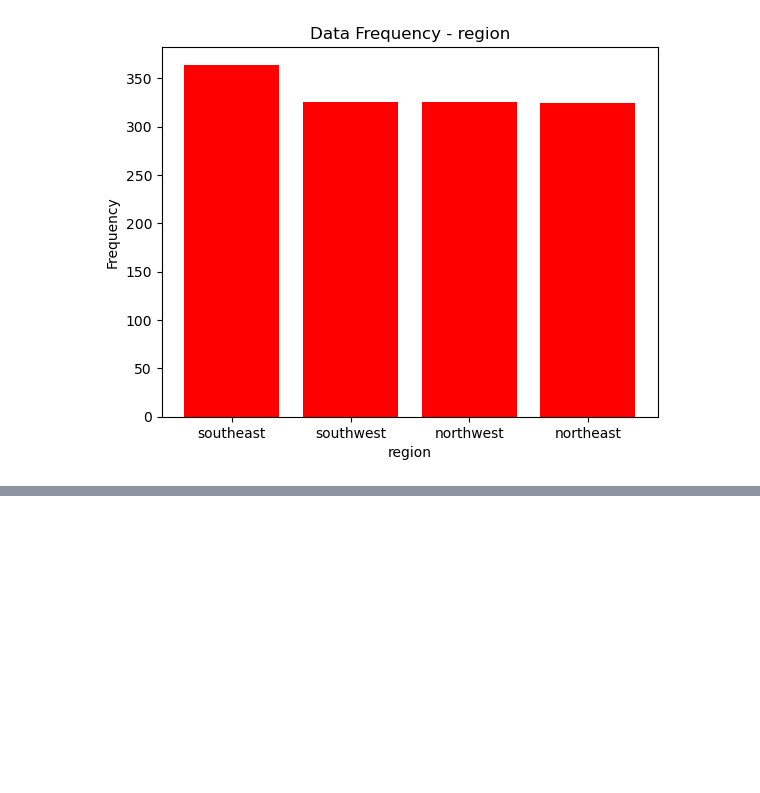
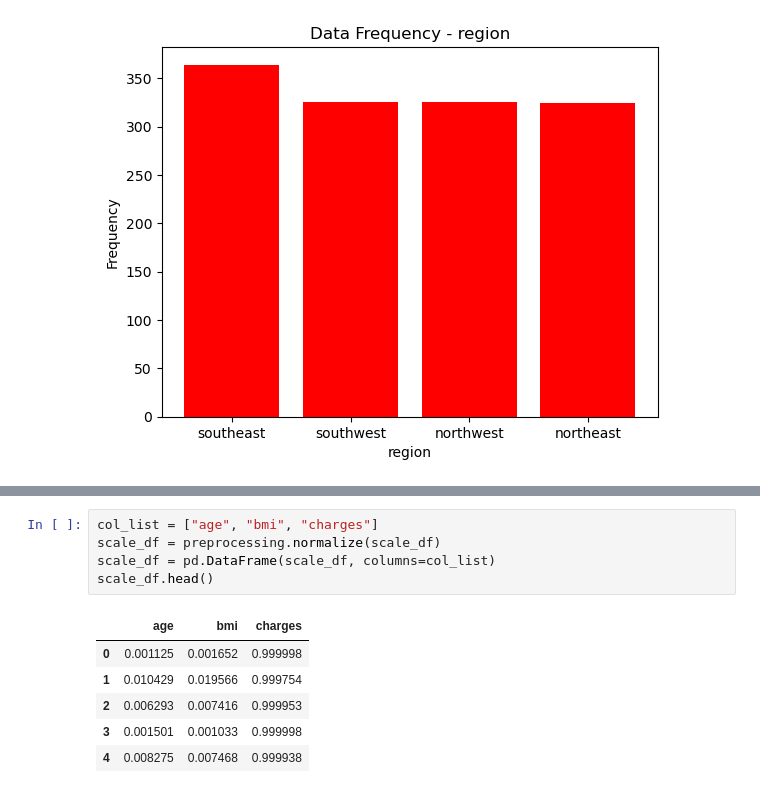
Before and after one commit to BilalAcikgoz/Medical_Cost_Prediction_ML, a Jupyter notebook: Medical_Cost_Prediction_ML.ipynb, the cells around one changed output, grey strips where cells are left out. Drawn from its saved outputs; the diff is of its cells as text; blank space fills up the shorter version.

```diff
--- a/Medical_Cost_Prediction_ML.ipynb
+++ b/Medical_Cost_Prediction_ML.ipynb
@@ -158,0 +218,12 @@ for i in categorical_variables:
+# %%
+col_list = ["age", "bmi", "charges"]
+scale_df = preprocessing.normalize(scale_df)
+scale_df = pd.DataFrame(scale_df, columns=col_list)
+scale_df.head()
+# %% [output]
+|  | age | bmi | charges |
+| 0 | 0.001125 | 0.001652 | 0.999998 |
+| 1 | 0.010429 | 0.019566 | 0.999754 |
+| 2 | 0.006293 | 0.007416 | 0.999953 |
+| 3 | 0.001501 | 0.001033 | 0.999998 |
+| 4 | 0.008275 | 0.007468 | 0.999938 |
```
Also changed, not shown: parts of 19 cells of this notebook, 1 other file.
